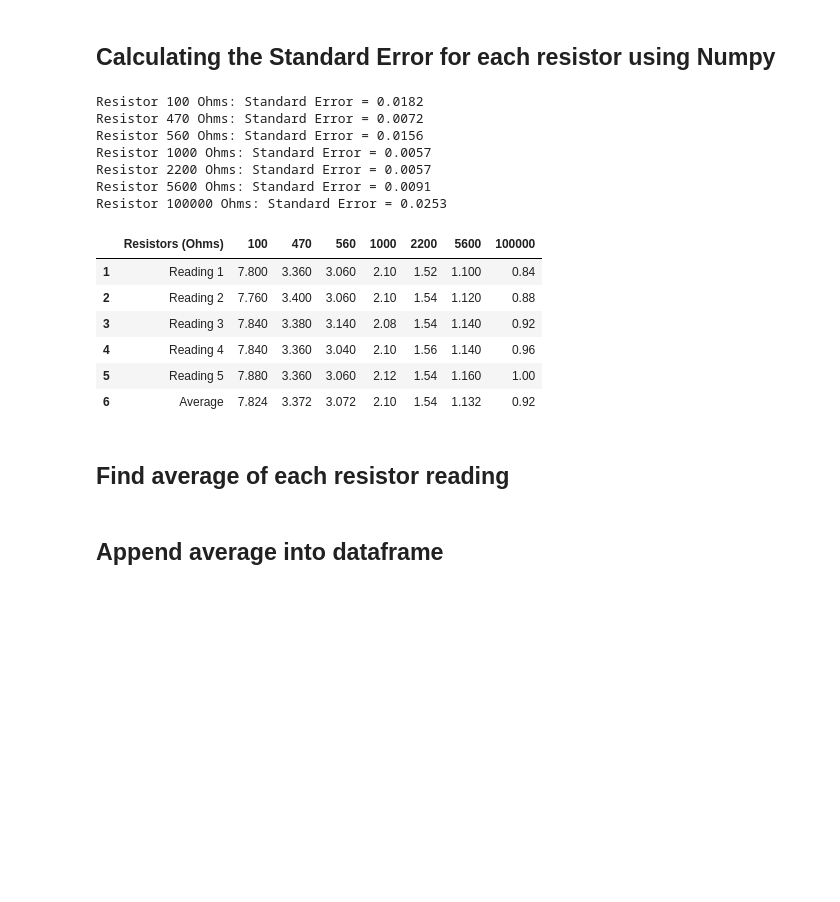
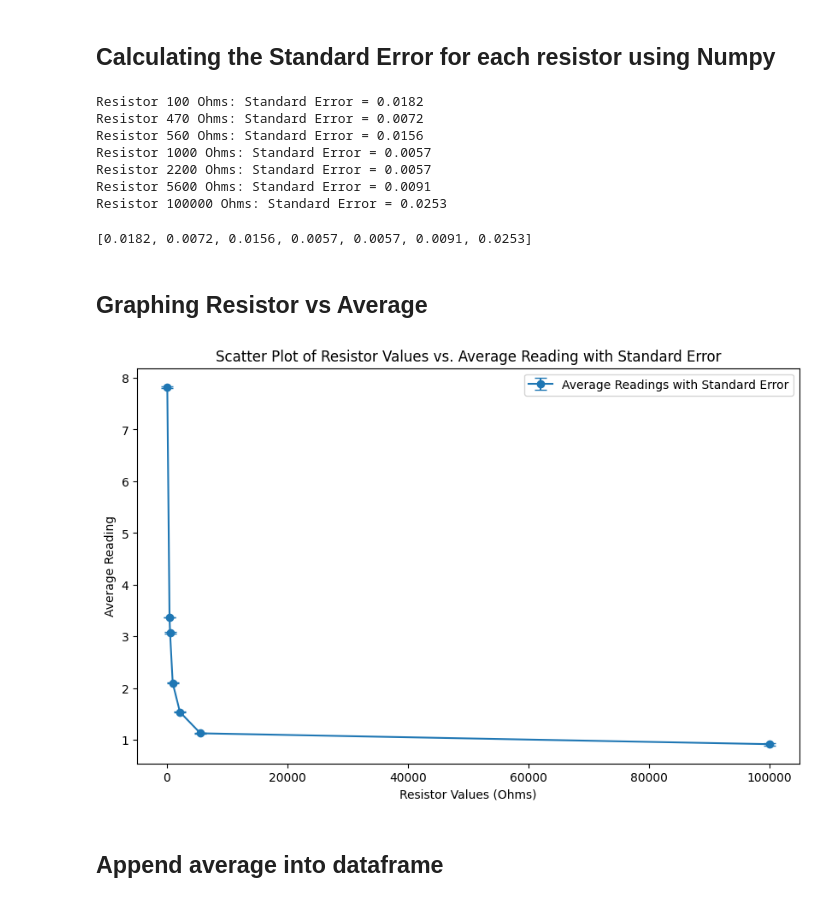
Before and after one commit to shreesh-shirekar/PHY321, a Jupyter notebook: experiment_1/half-wave/half-wave-resistor-analysis.ipynb, the cells around one changed output. Cells and saved outputs as stored; diff of their text form; code cells hidden in the pictures; blank space fills up the shorter version.

```diff
--- a/experiment_1/half-wave/half-wave-resistor-analysis.ipynb
+++ b/experiment_1/half-wave/half-wave-resistor-analysis.ipynb
@@ -33,13 +34,18 @@ data = {
     100000: [0.84, 0.88, 0.92, 0.96, 1.0]
 }
 
+stderror = []
+
 # calculating the standard error which is standard deviation/square root of number of readings
 standard_errors = {resistor: np.std(readings) / np.sqrt(len(readings)) for resistor, readings in data.items()}
 
 for resistor, se in standard_errors.items():
     print(f"Resistor {resistor} Ohms: Standard Error = {se:.4f}")
+    stderror.append(round(se, 4))
+
 
 df
+stderror
 # %% [output]
 Resistor 100 Ohms: Standard Error = 0.0182
 Resistor 470 Ohms: Standard Error = 0.0072
@@ -48,12 +54,4 @@ Resistor 1000 Ohms: Standard Error = 0.0057
 Resistor 2200 Ohms: Standard Error = 0.0057
 Resistor 5600 Ohms: Standard Error = 0.0091
 Resistor 100000 Ohms: Standard Error = 0.0253
-|  | Resistors (Ohms) | 100 | 470 | 560 | 1000 | 2200 | 5600 | 100000 |
-| 1 | Reading 1 | 7.800 | 3.360 | 3.060 | 2.10 | 1.52 | 1.100 | 0.84 |
-| 2 | Reading 2 | 7.760 | 3.400 | 3.060 | 2.10 | 1.54 | 1.120 | 0.88 |
-| 3 | Reading 3 | 7.840 | 3.380 | 3.140 | 2.08 | 1.54 | 1.140 | 0.92 |
-| 4 | Reading 4 | 7.840 | 3.360 | 3.040 | 2.10 | 1.56 | 1.140 | 0.96 |
-| 5 | Reading 5 | 7.880 | 3.360 | 3.060 | 2.12 | 1.54 | 1.160 | 1.00 |
-| 6 | Average | 7.824 | 3.372 | 3.072 | 2.10 | 1.54 | 1.132 | 0.92 |
+[0.0182, 0.0072, 0.0156, 0.0057, 0.0057, 0.0091, 0.0253]
-# %% [markdown]
-## Find average of each resistor reading
@@ -64,2 +58,41 @@ Resistor 100000 Ohms: Standard Error = 0.0253
+# %% [markdown]
+## Graphing Resistor vs Average
+# %%
+df['Standard Error'] = stderror
+
+
+# Extracting the resistor values and readings from the DataFrame
+resistors = df['Resistors (Ohms)'].values
+readings = df[['Reading 1', 'Reading 2', 'Reading 3', 'Reading 4', 'Reading 5']].values
+
+# Calculate the averages
+averages = df['Average'].values
+# Define a model function
+def model(x, a, b):
+    return a * np.log(x) + b
+
+# Fit the model to the data
+# params, _ = curve_fit(model, resistors, averages)
+
+# Generate fitted values
+# fitted_values = model(resistors, *params)
+
+# Create the scatter plot
+plt.style.use('default')
+plt.figure(figsize=(10, 6))
+plt.errorbar(resistors, averages, yerr=df['Standard Error'], fmt='o', capsize=5, label='Average Readings with Standard Error', linestyle="-")
+# plt.plot(resistors, fitted_values, color='red', label='Best Fit Curve')
+
+# plt.xscale('log')
+plt.xlabel('Resistor Values (Ohms)')
+plt.ylabel('Average Reading')
+plt.title('Scatter Plot of Resistor Values vs. Average Reading with Standard Error')
+# plt.grid(True, which="both", ls="--")
+
+
+plt.legend()
+plt.show()
+# %% [output]
+[figure, added]
 # %% [markdown]
 ## Append average into dataframe
```
Also changed, not shown: parts of 6 cells of this notebook, 2 other files.
